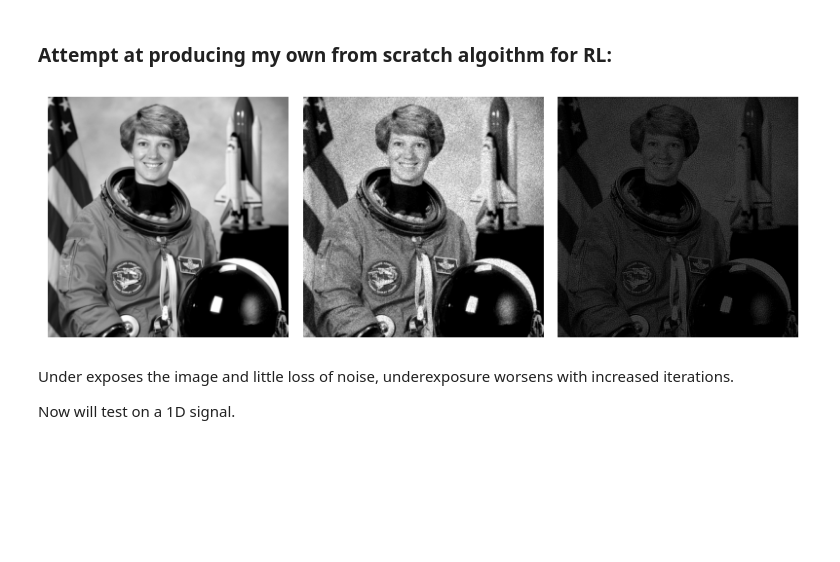
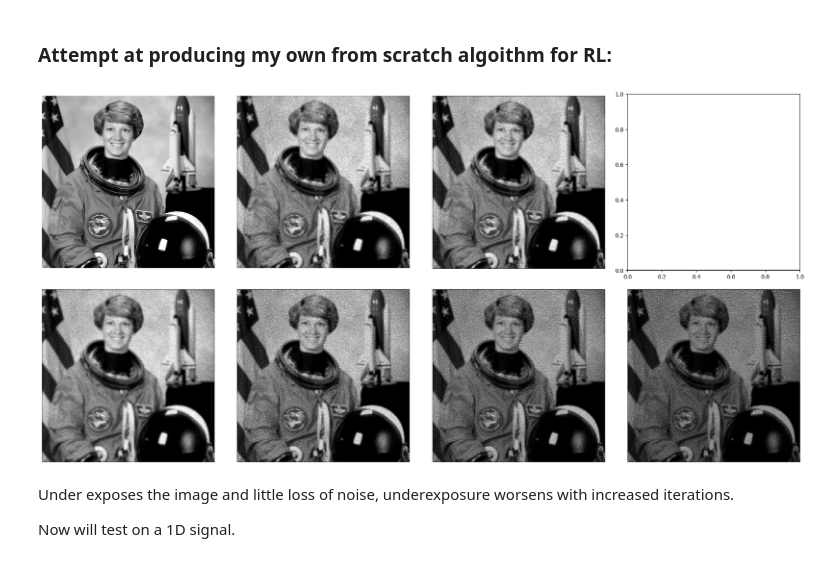
Before and after one commit to jpjharg/Deconvolution-by-ML-dissertation, a Jupyter notebook: Richardson_lucy_algo.ipynb, the cells around one changed output. Drawn from its saved outputs; the diff is of its cells as text; code cells hidden in the pictures; blank space fills up the shorter version.

Commit message:
Add files via upload
Updated RL algorithm with visuals

```diff
--- a/Richardson_lucy_algo.ipynb
+++ b/Richardson_lucy_algo.ipynb
@@ -120,23 +153,41 @@ def richardson_lucy(degr_image, kernel, num_its, estimate=None, c = 1e-10):
 # %%
+kernel = gaussian_kernel_2d(5, sigma=1.0)
+image_tensor = torch.tensor(image, dtype=torch.float32)
+image_noisy = convo2d(image_tensor, kernel)
+image_noisy = convo2d(image_noisy, kernel)
+image_noisy = convo2d(image_noisy, kernel)
+image_noisy = poisson_noise(image_noisy, scale_factor=50)
 
-image_tensor = torch.tensor(image, dtype=torch.float32)
-image_noisy = poisson_noise(image_tensor, scale_factor=50)
 
-kernel = gaussian_kernel_2d(5, sigma=1.0)
-deconvoluted_image_custom = richardson_lucy(image_noisy, kernel, num_its=30)
+deconvoluted_image_custom = richardson_lucy(image_noisy, kernel, num_its=2)
+deconvoluted_image_1 = richardson_lucy(image_noisy, kernel, num_its=1)
+deconvoluted_image_5 = richardson_lucy(image_noisy, kernel, num_its=5)
+deconvoluted_image_10 = richardson_lucy(image_noisy, kernel, num_its=10)
+deconvoluted_image_20 = richardson_lucy(image_noisy, kernel, num_its=20)
+
 
 #deconvoluted_image_custom = richardson_lucy(image_noisy, torch.ones((5, 5, 5, 5)) / 25, num_its=5)
-fig, ax = plt.subplots(nrows=1, ncols=3, figsize=(8, 5))
-ax[0].imshow(image, cmap='gray')
-ax[0].axis('off')
-ax[1].imshow(image_noisy, cmap='gray')
-ax[1].axis('off')
-ax[2].imshow(deconvoluted_image_custom, cmap='gray')
-ax[2].axis('off')
+fig, ax = plt.subplots(2,4, figsize=(20, 10))
+ax[0,0].imshow(image, cmap='gray')
+ax[0,0].axis('off')
+ax[0,1].imshow(image_noisy, cmap='gray')
+ax[0,1].axis('off')
+ax[0,2].imshow(deconvoluted_image_custom, cmap='gray')
+ax[0,2].axis('off')
 fig.tight_layout()
+
+ax[1,0].imshow(deconvoluted_image_1, cmap='gray')
+ax[1,0].axis('off')
+ax[1,1].imshow(deconvoluted_image_5, cmap='gray')
+ax[1,1].axis('off')
+ax[1,2].imshow(deconvoluted_image_10, cmap='gray')
+ax[1,2].axis('off')
+ax[1,3].imshow(deconvoluted_image_20, cmap='gray')
+ax[1,3].axis('off')
+
 plt.show()
 # %% [output]
-[figure, old version]
+[figure, new version]
 # %% [markdown]
 Under exposes the image and little loss of noise, underexposure worsens with increased iterations.
 
```
Also changed, not shown: parts of 6 cells of this notebook.
